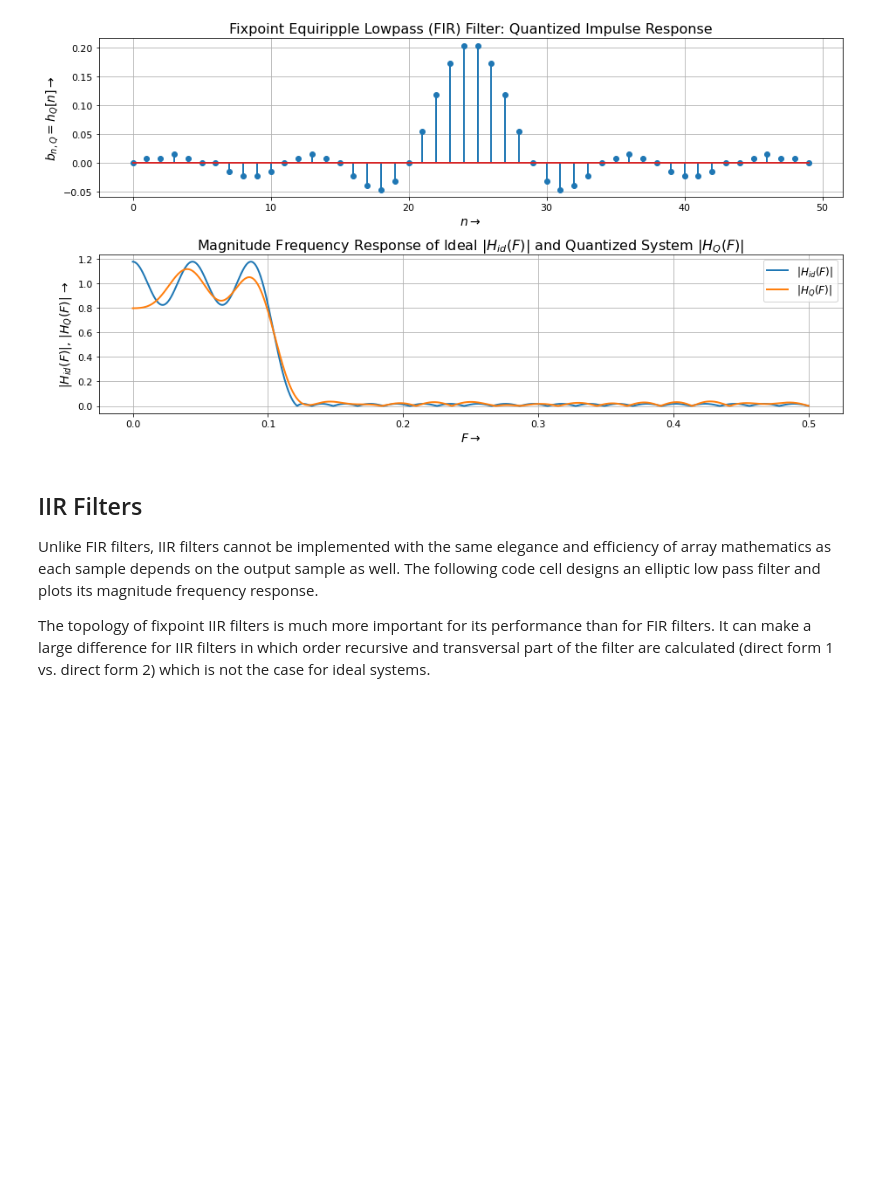
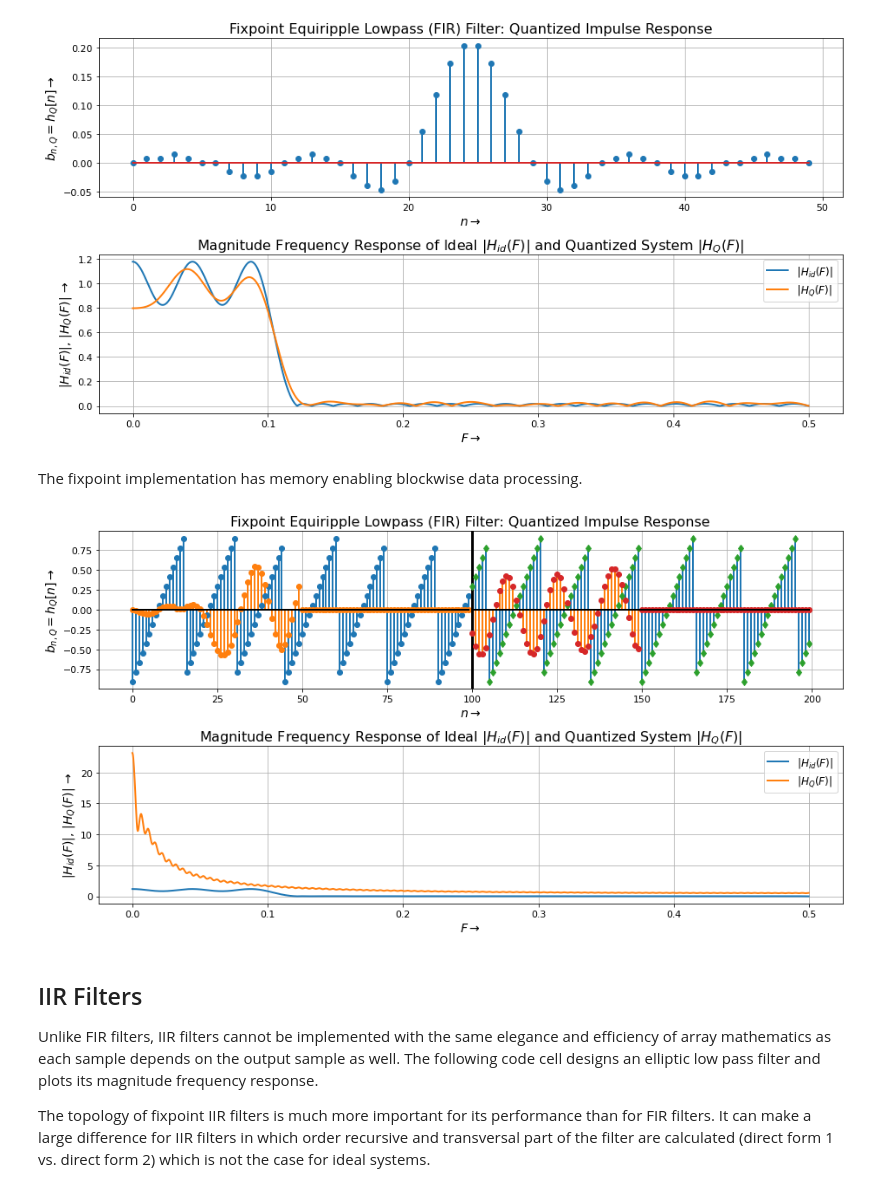
Before and after one commit to chipmuenk/pyfixp, a Jupyter notebook: doc/fixpoint_filters.ipynb, the cells around one changed output. Saved outputs shown, nothing was run; the diff lists cells and outputs as text; code cells hidden in the pictures; blank space fills up the shorter version.

```diff
--- a/doc/fixpoint_filters.ipynb
+++ b/doc/fixpoint_filters.ipynb
@@ -107,6 +108,38 @@ ax2.legend()
 fig.set_tight_layout(True)
 # %% [output]
 [figure]
+# %% [markdown]
+The fixpoint implementation has memory enabling blockwise data processing.
+# %%
+N = 200; n = np.arange(N)
+blk = N // 2
+fil_q = FIR_DF(b_FIRq, q_accu)
+x = 0.9 * sig.sawtooth(n*np.pi*2 / 15) # sawtooth signal
+xq = Q_X.fixp(x)                 # quantize input signal
+xq_a = xq[:blk]; n_a = n[:blk] # Block 1
+xq_b = xq[blk:]; n_b = n[blk:] # Block 2
+yq_a = Q_Y.fixp(fil_q.fxfilter(None,xq_a))  # filter input block 1, output is quantized to accumulator settings
+yq_b = Q_Y.fixp(fil_q.fxfilter(None,xq_b))  # filter input block 2, output is quantized to accumulator settings
+
+fig, (ax1, ax2) = plt.subplots(2, **figsize); ax1.grid(True); ax2.grid(True)
+ax1.set_title('Fixpoint Equiripple Lowpass (FIR) Filter: Quantized Impulse Response')
+
+ax1.stem(n_a, xq_a, basefmt = 'k', use_line_collection=True)
+ax1.stem(n_a, yq_a, 'C1', markerfmt = 'C1o', basefmt = 'k', use_line_collection=True)
+ax1.axvline(blk, color='k', lw=3)
+ax1.stem(n_b, xq_b, markerfmt = 'C2d', basefmt = 'k', use_line_collection=True)
+ax1.stem(n_b, yq_b, 'C1', markerfmt = 'C3o', basefmt = 'k', use_line_collection=True)
+ax1.set_xlabel(r'$n \rightarrow$'); ax1.set_ylabel(r'$b_{n,Q} = h_Q[n] \rightarrow$')
+
+
+ax2.set_title('Magnitude Frequency Response of Ideal $|H_{id}(F)|$ and Quantized System $|H_{Q}(F)|$')
+ax2.plot(f,np.abs(H), label="$|H_{id}(F)|$")
+ax2.plot(f, np.abs(np.fft.rfft(yq, 2*N_FFT)[:-1]), label = "$|H_{Q}(F)|$")
+ax2.set_xlabel(r'$F \rightarrow$'); ax2.set_ylabel(r'$|H_{id}(F)|, \,|H_Q(F)|\, \rightarrow$')
+ax2.legend()
+fig.set_tight_layout(True)
+# %% [output]
+[figure, added]
 # %% [markdown]
 ## IIR Filters
 Unlike FIR filters, IIR filters cannot be implemented with the same elegance and efficiency of array mathematics as each sample depends on the output sample as well. The following code cell designs an elliptic low pass filter and plots its magnitude frequency response.
```
Also changed, not shown: parts of 1 cell of this notebook.
